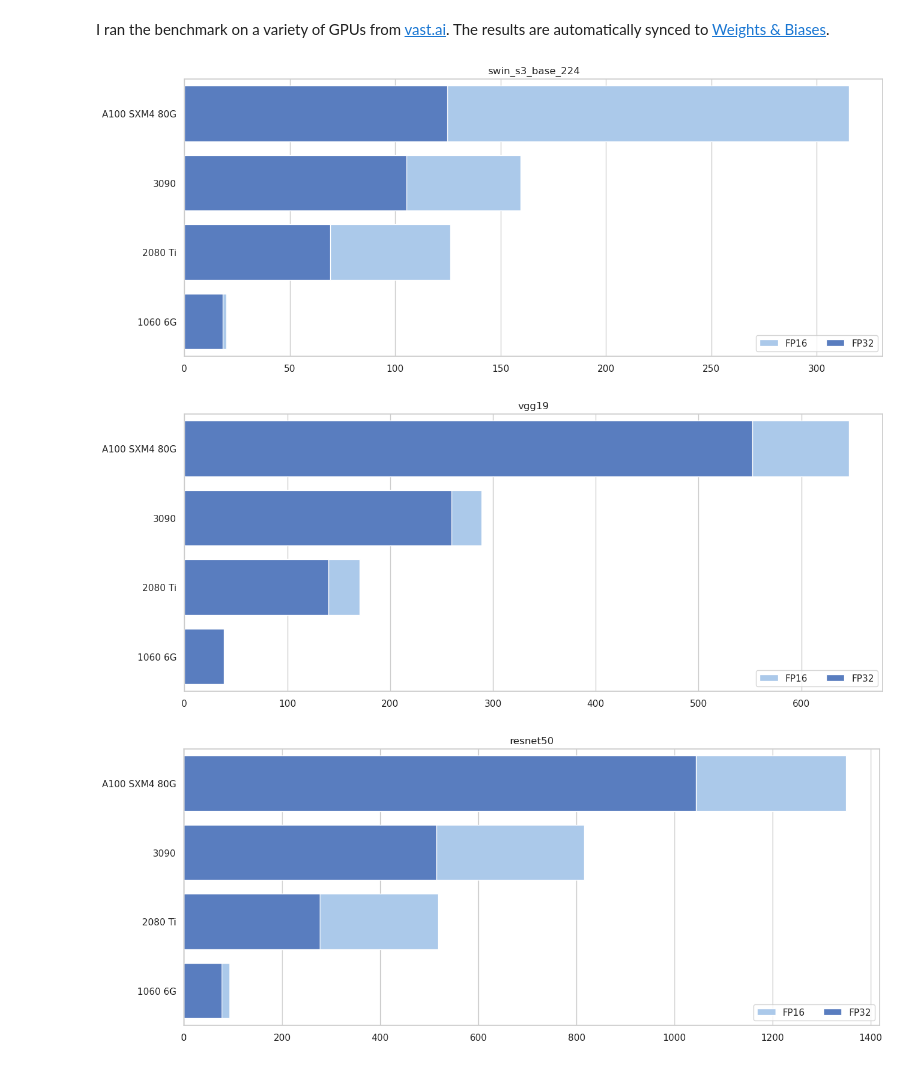
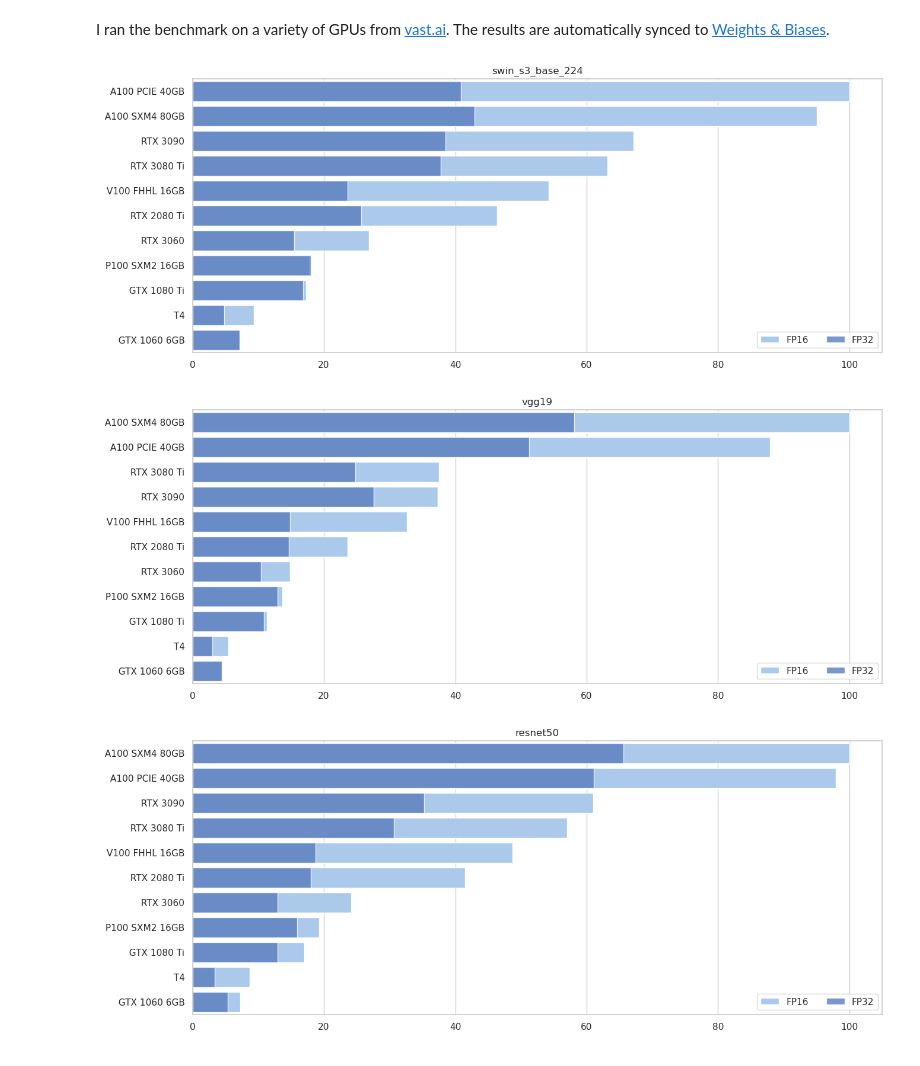
Before and after one commit to xl0/ready-steady-go, a Jupyter notebook: nbs/index.ipynb, the cells around one changed output. Cells and saved outputs as stored; diff of their text form; code cells hidden in the pictures.

Commit message:
Run benchmark on different GPUs, more visualizaton

```diff
--- a/nbs/index.ipynb
+++ b/nbs/index.ipynb
@@ -47,6 +34,9 @@ The results are automatically synced to [Weights & Biases](https://wandb.ai).
 # |code-fold: true
 # |code-summary: "Retrieve and clean up data"
 # |eval: false
+
+sns.set_theme(style="whitegrid")
+sns.set_color_codes("pastel")
 
 api = wandb.Api()
 
@@ -57,32 +47,42 @@ df = pd.DataFrame.from_records(summaries)
 
 df = df[["device_name", "model", "bs", "fp16", "throughput"]]
 df["fp16"] = df["fp16"].apply(lambda x: "FP16" if x else "FP32")
-df = df.replace({"device_name" : gpu_names})
+df = df.replace({"device_name" : {
+                        "NVIDIA*": "",
+                        "GeForce": "",
+                        "Tesla": "",
+                        "-": " "}}, regex=True)
 df.dropna(inplace=True)
+
+# For each model, normalize performance by top throughput.
+for model in df.model.unique():
+    df.loc[ df.model == model, "throughput"] /= df.loc[df.model == model, "throughput"].max()
+df["throughput"] *= 100
 # %%
 # |code-fold: true
 # |code-summary: "Plot GPU performance"
 # |eval: false
 
-# For each device/model/fp size, get the index of the entry with the highest throughput.
+# For each device+model+fp, get the index of the entry with the highest throughput.
 max_bs_idx = df.groupby(["device_name", "model", "fp16"])["throughput"].idxmax()
 
 for model in df.model.unique():
     f, ax = plt.subplots(figsize=(15, 6))
 
-    tops = df.loc[max_bs_idx].sort_values("throughput", ascending=False)
+    tops = df.loc[max_bs_idx].query(f"model == '{model}'").sort_values("throughput", ascending=False)
 
     sns.set_color_codes("pastel")
-    sns.barplot(ax=ax, data=tops.loc[tops.fp16.eq('FP16') & tops.model.eq(model)],
-                x="throughput", y="device_name", label="FP16", color="b")
+    sns.barplot(ax=ax, data=tops.query("fp16 == 'FP16'"),
+                x="throughput", y="device_name", label="FP16", color="b", alpha=1)
 
     sns.set_color_codes("muted")
-    sns.barplot(ax=ax, data=tops.loc[tops.fp16.eq('FP32') & tops.model.eq(model)],
-                x="throughput", y="device_name", label="FP32", color="b")
+    sns.barplot(ax=ax, data=tops.query("fp16 == 'FP32'"),
+                x="throughput", y="device_name", label="FP32", color="b", alpha=0.8,
+                order=tops.query("fp16 == 'FP16'").sort_values("throughput", ascending=False).device_name)
 
     ax.legend(ncol=2, loc="lower right", frameon=True)
     ax.set(ylabel=None, xlabel=None, title=model)
 # %% [output]
-[figure, old version]
+[figure, new version]
-[figure, old version]
+[figure, new version]
-[figure, old version]
+[figure, new version]
```
Also changed, not shown: parts of 4 cells of this notebook, 9 other files.
